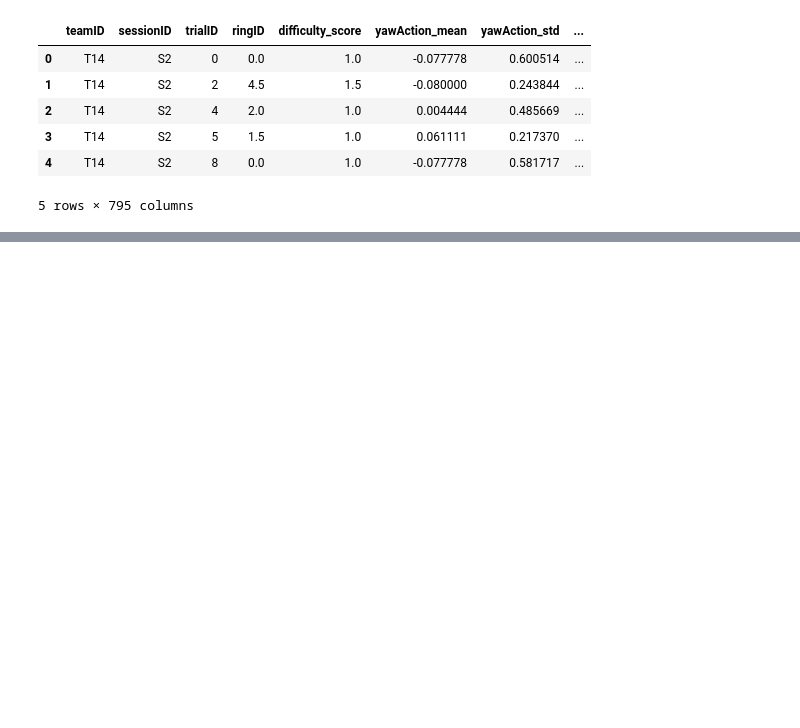
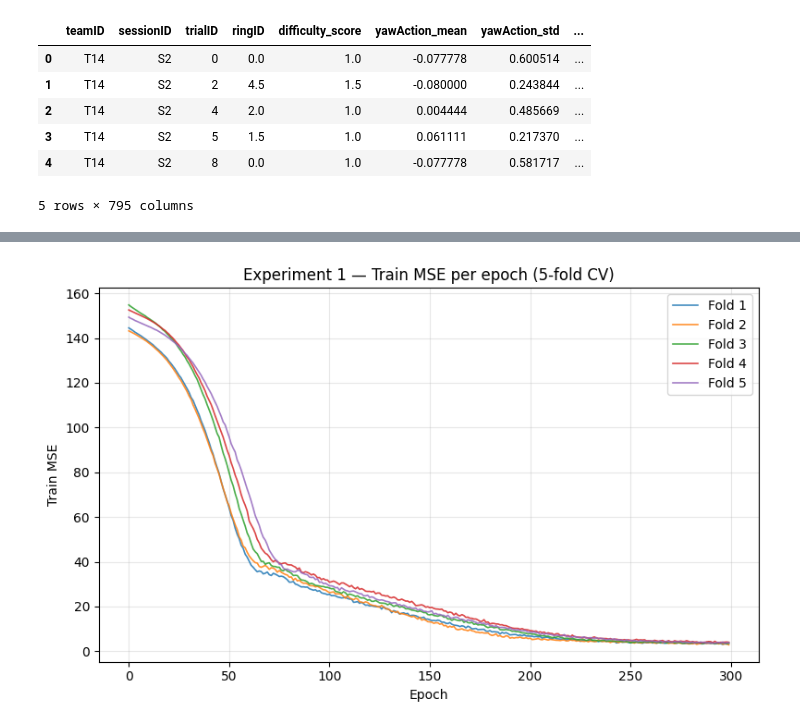
Before and after one commit to zqq121017/Team1_DATA481, a Jupyter notebook: Aryan_DATA481/disp_all_mlps.ipynb, the cells around one changed output, grey strips where cells are left out. Saved outputs shown, nothing was run; the diff lists cells and outputs as text; code cells hidden in the pictures; blank space fills up the shorter version.

```diff
--- a/Aryan_DATA481/disp_all_mlps.ipynb
+++ b/Aryan_DATA481/disp_all_mlps.ipynb
@@ -397,6 +397,7 @@ def run_mlp_cv(
     report_accuracy: bool = False,
     X_cols = None,
     feature_weight_config = None,
+    track_per_epoch_losses: bool = False,
 ):
     """Run 5-fold CV MLP and print summary stats.
 
@@ -408,10 +409,15 @@ def run_mlp_cv(
       {"enabled": bool, "weights": {"eeg": w_eeg, "speech": w_speech, "action": w_action}},
     those groups are multiplicatively re-weighted (after scaling) based on
     substring matches in feature names (requires X_cols to be provided).
+
+    If track_per_epoch_losses=True, also records per-epoch test MSE per fold
+    (after each training step). Use run_mlp_cv.last_loss_histories (train) and
+    run_mlp_cv.last_test_loss_histories (test); last_input_dim is set after CV.
     """
     kf = KFold(n_splits=5, shuffle=True, random_state=42)
     fold_metrics = []
     fold_train_losses = []
+    fold_test_losses = [] if track_per_epoch_losses else None
 
     print(f"\n========== {experiment_name} ==========")
     print(f"Starting 5-fold cross-validation on {len(X)} trials (device: {device})")
@@ -449,10 +455,13 @@ def run_mlp_cv(
         X_test_t = torch.tensor(X_test, dtype=torch.float32, device=device)
         y_test_t = torch.tensor(y_test, dtype=torch.float32, device=device).view(-1, 1)
 
+        run_mlp_cv.last_input_dim = int(X_train.shape[1])
+
         model = BasicMLP(input_size=X_train.shape[1]).to(device)
         optimizer = optim.Adam(model.parameters(), lr=0.001, weight_decay=1e-3)
         criterion = nn.MSELoss()
         epoch_losses = []
+        test_losses = [] if track_per_epoch_losses else None
 
         for epoch in range(epochs):
             model.train()
@@ -463,10 +472,18 @@ def run_mlp_cv(
             optimizer.step()
             epoch_losses.append(float(loss.item()))
 
+            if track_per_epoch_losses:
+                model.eval()
+                with torch.no_grad():
+                    test_losses.append(float(criterion(model(X_test_t), y_test_t).item()))
+                model.train()
+
             if (epoch + 1) % 50 == 0 or epoch == 0:
                 print(f"  Epoch {epoch + 1:>4}/{epochs} | Train MSE: {loss.item():.4f}")
 
         fold_train_losses.append(epoch_losses)
+        if track_per_epoch_losses:
+            fold_test_losses.append(test_losses)
 
         model.eval()
         with torch.no_grad():
@@ -530,6 +547,7 @@ def run_mlp_cv(
     print("=============================================\n")
 
     run_mlp_cv.last_loss_histories = fold_train_losses
+    run_mlp_cv.last_test_loss_histories = fold_test_losses if track_per_epoch_losses else None
     return fold_metrics
 # %%
 # Experiment 1: All features
@@ -585,0 +632,15 @@ This GCN pipeline rebuilds trial-level data after the MLP experiments by merging
+# %%
+# Experiment 1 — train MSE per epoch (all 5 folds on one graph)
+train_hist = getattr(run_mlp_cv, 'last_loss_histories', None) or []
+plt.figure(figsize=(8, 5))
+for i, losses in enumerate(train_hist, start=1):
+    plt.plot(losses, lw=1.2, alpha=0.85, label=f'Fold {i}')
+plt.title('Experiment 1 — Train MSE per epoch (5-fold CV)')
+plt.xlabel('Epoch')
+plt.ylabel('Train MSE')
+plt.legend()
+plt.grid(alpha=0.3)
+plt.tight_layout()
+plt.show()
+# %% [output]
+[figure, added]
```
Also changed, not shown: parts of 6 cells of this notebook.
